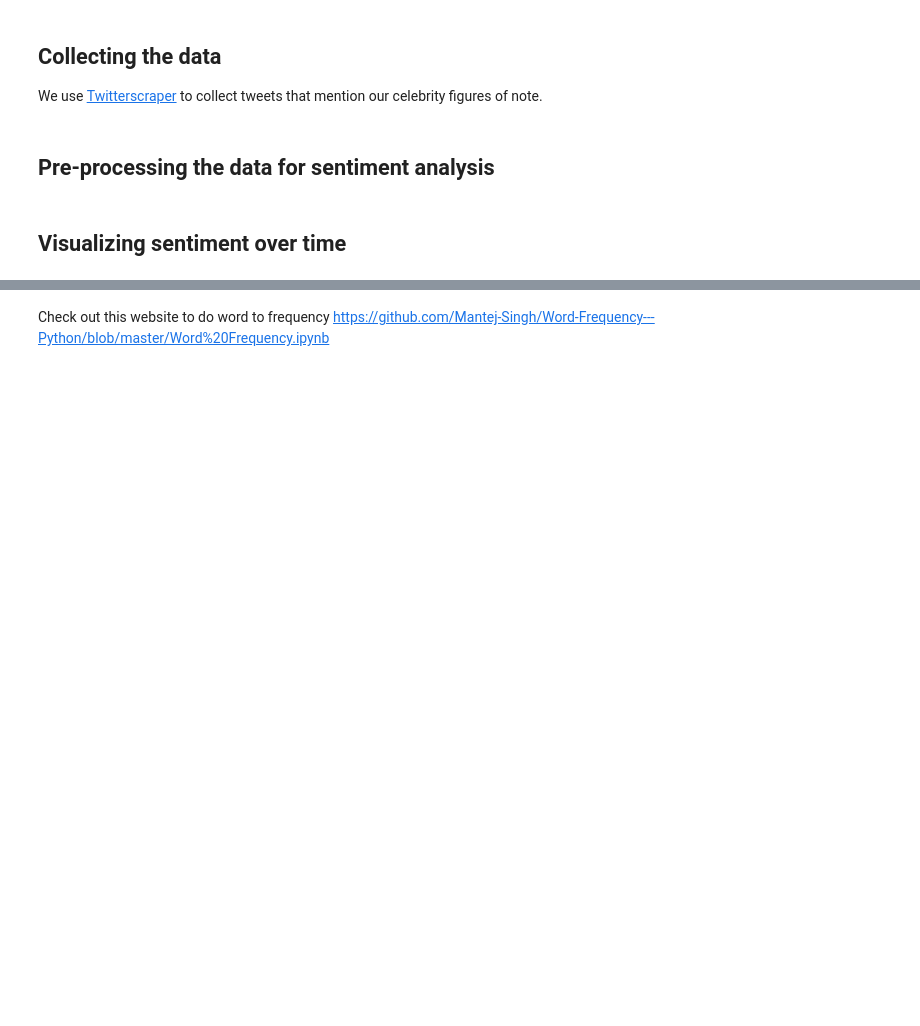
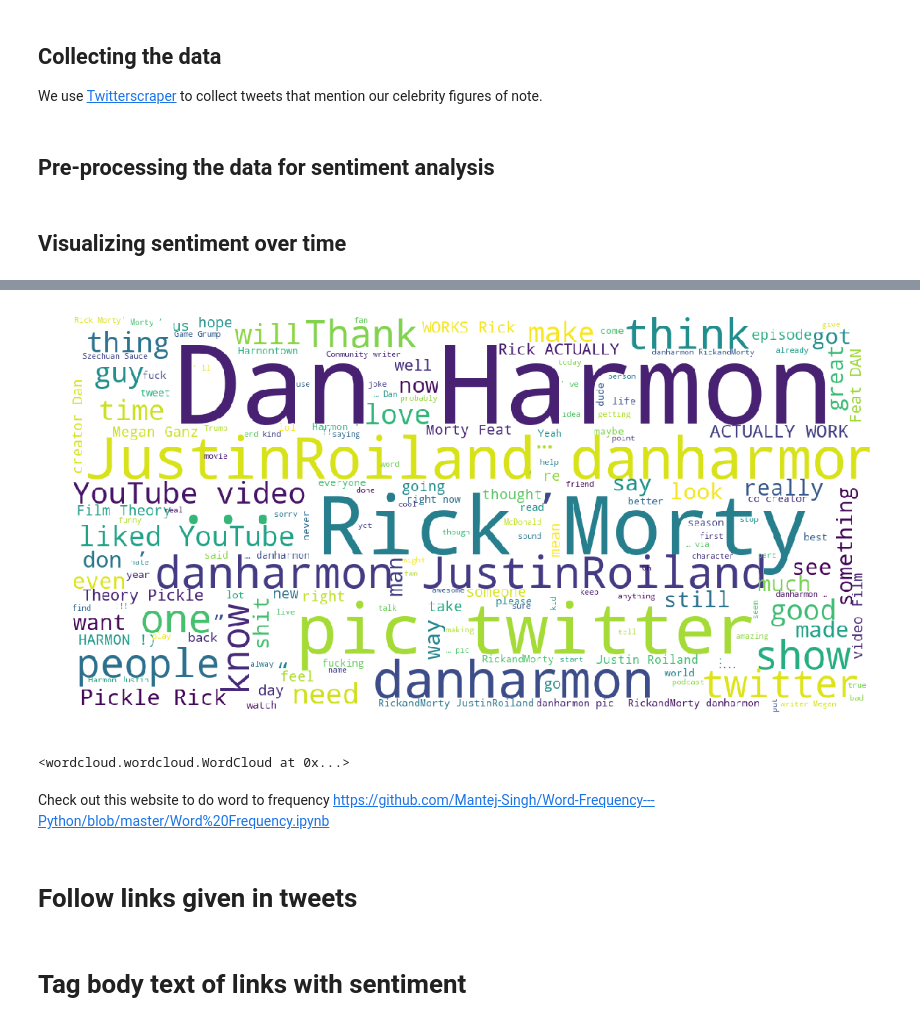
Before and after one commit to Tokkojin/Undergraduate-Honors-Thesis, a Jupyter notebook: detecting twitter moments -> change in public sentiment.ipynb, the cells around one changed output, grey strips where cells are left out. Saved outputs shown, nothing was run; the diff lists cells and outputs as text; code cells hidden in the pictures; blank space fills up the shorter version.

```diff
--- a/detecting twitter moments -> change in public sentiment.ipynb
+++ b/detecting twitter moments -> change in public sentiment.ipynb
@@ -130,7 +130,7 @@ from datetime import date
 sns.set()
 sns.set_context("notebook", font_scale=1.5, rc={"lines.linewidth": 2.5})
 # %%
-tweets = pd.read_json('james_franco_lex_pol.json')
+tweets = pd.read_json('dan_harmon_lex_pol.json')
 tweets.sort_values(by='timestamp', inplace=True)
 startDate = date(2017, 12, 15)
 endDate = date(2018, 2, 15)
@@ -141,7 +141,7 @@ tweets_stub = tweets[tweets['timestamp'] >= startDate]
 tweets_stub = tweets_stub[tweets_stub['timestamp'] <= endDate]
 tweets_stub.sort_values(by='timestamp', inplace=True)
 
-df = tweets_stub.groupby(['timestamp', 'lexicon_polarity']).size()
+df = tweets_stub.groupby(['timestamp', 'lex_polarity']).size()
 df = df.reset_index()
 df.columns = ['timestamp', 'polarity', 'size']
 # %%
@@ -167,14 +171,21 @@ regexp = r"{normal_word}|{ascii_art}|{emoji}".format(normal_word=normal_word, as
 
 
 words = ' '.join(tweets['text'])
+# remove links
+clean_text = re.sub(r'http\S+', '', words)
 
-wordcloud = WordCloud(max_words=500, scale=3, background_color='white', regexp=regexp).generate(no_urls_no_tags)
+wordcloud = WordCloud(max_words=500, scale=3, background_color='white', regexp=regexp).generate(clean_text)
 # %%
 plt.figure(figsize=(20,10))
 plt.imshow(wordcloud)
 plt.axis("off")
 plt.show()
-wordcloud.to_file('james_franco_cloud.png')
+wordcloud.to_file('dan_harmon_cloud.png')
+# %% [output]
+[figure, added]
+<wordcloud.wordcloud.WordCloud at 0x...>
 # %% [markdown]
 Check out this website to do word to frequency
 https://github.com/Mantej-Singh/Word-Frequency---Python/blob/master/Word%20Frequency.ipynb
+# %% [markdown]
+# Follow links given in tweets
@@ -180,0 +265,2 @@ https://github.com/Mantej-Singh/Word-Frequency---Python/blob/master/Word%20Frequ
+# %% [markdown]
+# Tag body text of links with sentiment
```
Also changed, not shown: parts of 3 cells of this notebook, 2 other files.
